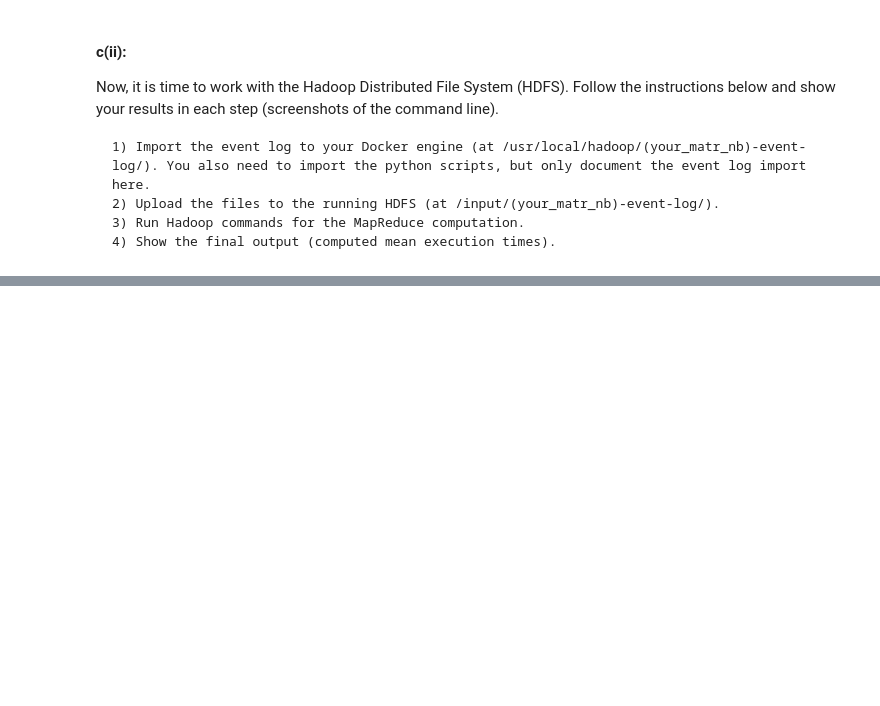
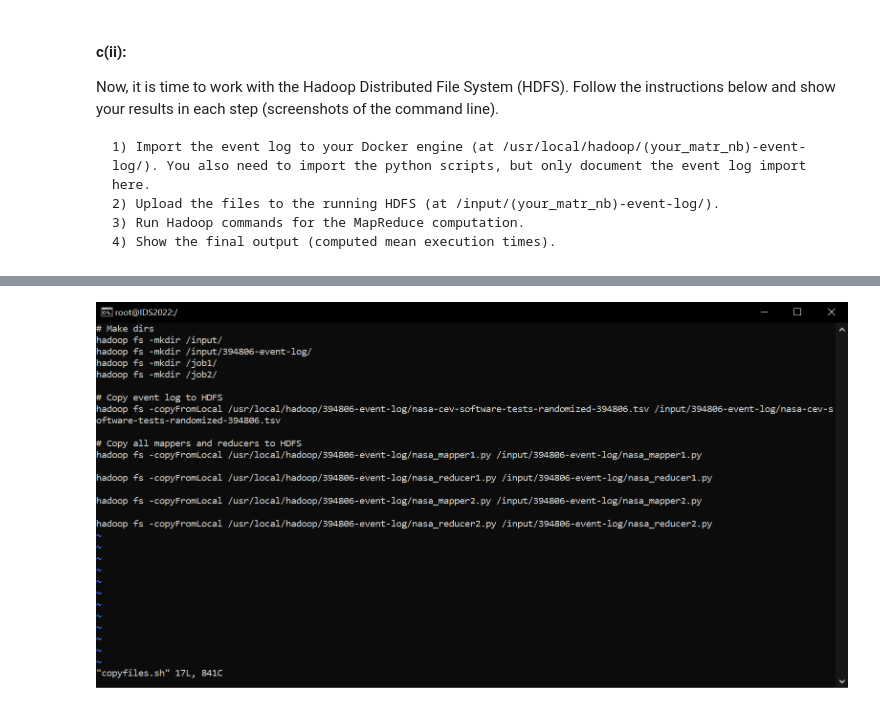
Before and after one commit to mnghiap/ids22, a Jupyter notebook: assignment2/assignment2.ipynb, the cells around one changed output, grey strips where cells are left out. Drawn from its saved outputs; the diff is of its cells as text; code cells hidden in the pictures; blank space fills up the shorter version.

```diff
--- a/assignment2/assignment2.ipynb
+++ b/assignment2/assignment2.ipynb
@@ -1503,5 +1604,7 @@ from IPython.display import Image
 # %%
 # your code
-# Image(filename='filename_screenshot_of_a2')
+Image(filename='upload_file_to_hdfs.png')
+# %% [output]
+[figure, added]
 # %%
 # your code
```
Also changed, not shown: parts of 13 cells of this notebook, 11 other files.
